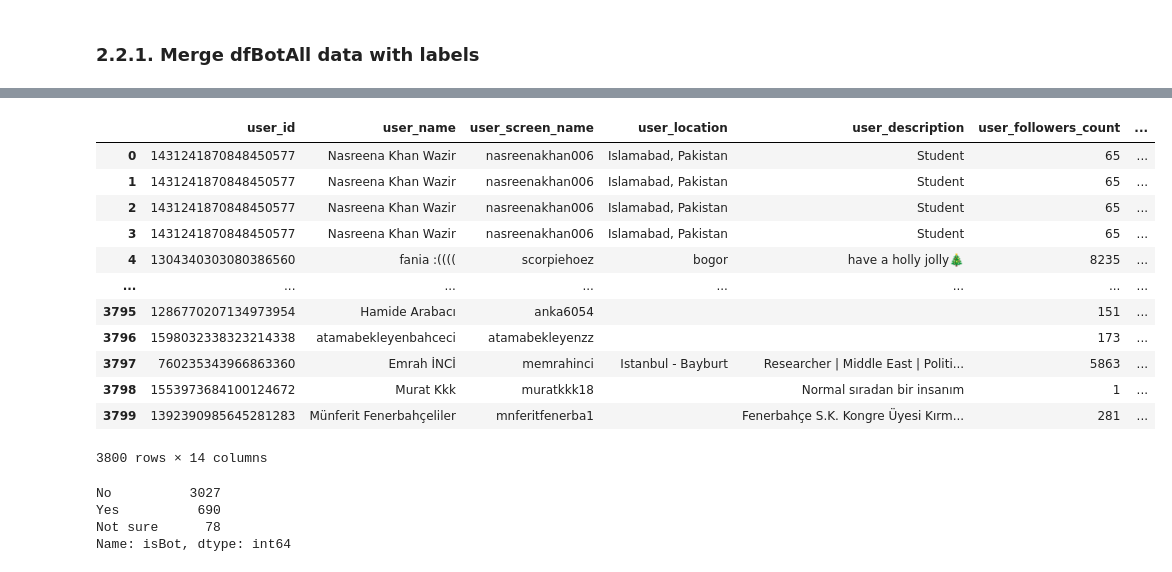
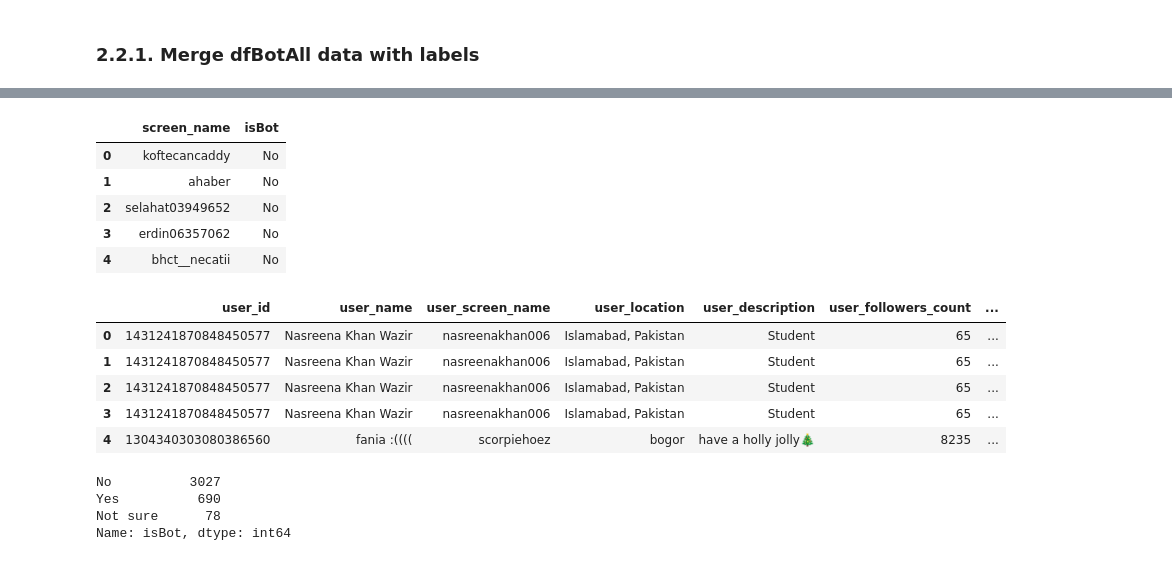
Before and after one commit to ualtinbas/CS412_Machine-Learning, a Jupyter notebook: sample_experiment_notebook.ipynb, the cells around one changed output, grey strips where cells are left out. Drawn from its saved outputs; the diff is of its cells as text; code cells hidden in the pictures.

```diff
--- a/sample_experiment_notebook.ipynb
+++ b/sample_experiment_notebook.ipynb
@@ -240,3 +239,10 @@ def get_listed_count(tweet_metadata_line):
+# %%
+def get_tweet_source(tweet_metadata_line):
+    tweetSource = tweet_metadata_line['source'].lower()
+    forLoc = tweetSource.find("for")
+    tweetSource.replace(tweetSource[0:forLoc+4], "")
+
+    return tweetSource
 # %% [markdown]
 ### 1.1.2. Derive Manually Crafted Features
 # %% [markdown]
@@ -323,13 +329,14 @@ dfPolitical = {'tweet_id':[],
               'friend_count':[],
               'follower_count':[],
               'tweets_count':[],
-              'tweets_listed_count':[]}
+              'tweets_listed_count':[],
+              'tweet_source':[]}
 
 
 with gzip.open(f"{PATH_TO_DOWNLOADED}tweet_metadata.jsons.gz", "rb") as f:
     for line in f:
         line = json.loads(line)
-
+        get_tweet_source
         # raw data:
         id_str = get_tweet_id(line)
         is_retweet, retweeted_username = check_if_retweet(line)
@@ -337,13 +344,14 @@ with gzip.open(f"{PATH_TO_DOWNLOADED}tweet_metadata.jsons.gz", "rb") as f:
         num_mentions, num_hashtags = get_number_mentions_hashtags(line)
         retweet_count, favorite_count = get_number_retweets_favorites(line)
         user_id_str, screen_name, user_description = get_user_info(line)
-        is_reply = check_if_reply(line)#not used or placed in df
-        location = get_user_location(line)#not used or placed in df
-        is_verified = get_verified(line)#not used or placed in df
-        account_age = get_age(line)#used but not placed in df
-        friend_count, follower_count = get_friends_followers(line)#used but not placed in df
-        tweets_count = get_tweet_count(line)#used but not placed in df
-        tweets_listed_count = get_listed_count(line)#not used or placed in df
+        is_reply = check_if_reply(line)
+        location = get_user_location(line)
+        is_verified = get_verified(line)
+        account_age = get_age(line)
+        friend_count, follower_count = get_friends_followers(line)
+        tweets_count = get_tweet_count(line)
+        tweets_listed_count = get_listed_count(line)
+        tweet_source = get_tweet_source(line)#not used or placed in df
 
         # manually crafted data:
         num_political_entities = check_political_ent(text)
@@ -376,6 +384,7 @@ with gzip.open(f"{PATH_TO_DOWNLOADED}tweet_metadata.jsons.gz", "rb") as f:
         dfPolitical['follower_count'].append(follower_count)
         dfPolitical['tweets_count'].append(tweets_count)
         dfPolitical['tweets_listed_count'].append(tweets_listed_count)
+        dfPolitical['tweet_source'].append(tweet_source)
 # %%
 dfPolitical = pd.DataFrame(dfPolitical)
 dfPolitical
@@ -684,23 +678,25 @@ dfBotAll.user_screen_name = dfBotAll.user_screen_name.str.lower()
+# %%
+trainingUserDf.head()
+# %% [output]
+|  | screen_name | isBot |
+| 0 | koftecancaddy | No |
+| 1 | ahaber | No |
+| 2 | selahat03949652 | No |
+| 3 | erdin06357062 | No |
+| 4 | bhct__necatii | No |
 # %%
 dfBotAll_train = dfBotAll.merge(trainingUserDf,
                                left_on='user_screen_name',
                                right_on='screen_name')
 
-dfBotAll_train
+dfBotAll_train.head()
 # %% [output]
 |  | user_id | user_name | user_screen_name | user_location | user_description | user_followers_count | ... |
 | 0 | 1431241870848450577 | Nasreena Khan Wazir | nasreenakhan006 | Islamabad, Pakistan | Student | 65 | ... |
 | 1 | 1431241870848450577 | Nasreena Khan Wazir | nasreenakhan006 | Islamabad, Pakistan | Student | 65 | ... |
 | 2 | 1431241870848450577 | Nasreena Khan Wazir | nasreenakhan006 | Islamabad, Pakistan | Student | 65 | ... |
 | 3 | 1431241870848450577 | Nasreena Khan Wazir | nasreenakhan006 | Islamabad, Pakistan | Student | 65 | ... |
 | 4 | 1304340303080386560 | fania :(((( | scorpiehoez | bogor | have a holly jolly🎄 | 8235 | ... |
-| ... | ... | ... | ... | ... | ... | ... | ... |
-| 3795 | 1286770207134973954 | Hamide Arabacı | anka6054 |  |  | 151 | ... |
-| 3796 | 1598032338323214338 | atamabekleyenbahceci | atamabekleyenzz |  |  | 173 | ... |
-| 3797 | 760235343966863360 | Emrah İNCİ | memrahinci | Istanbul - Bayburt | Researcher | Middle East | Politi... | 5863 | ... |
-| 3798 | 1553973684100124672 | Murat Kkk | muratkkk18 |  | Normal sıradan bir insanım | 1 | ... |
-| 3799 | 1392390985645281283 | Münferit Fenerbahçeliler | mnferitfenerba1 |  | Fenerbahçe S.K. Kongre Üyesi Kırm... | 281 | ... |
-3800 rows × 14 columns
 # %%
 trainingUserDf.isBot.value_counts()
 # %% [output]
```
Also changed, not shown: parts of 13 cells of this notebook.
